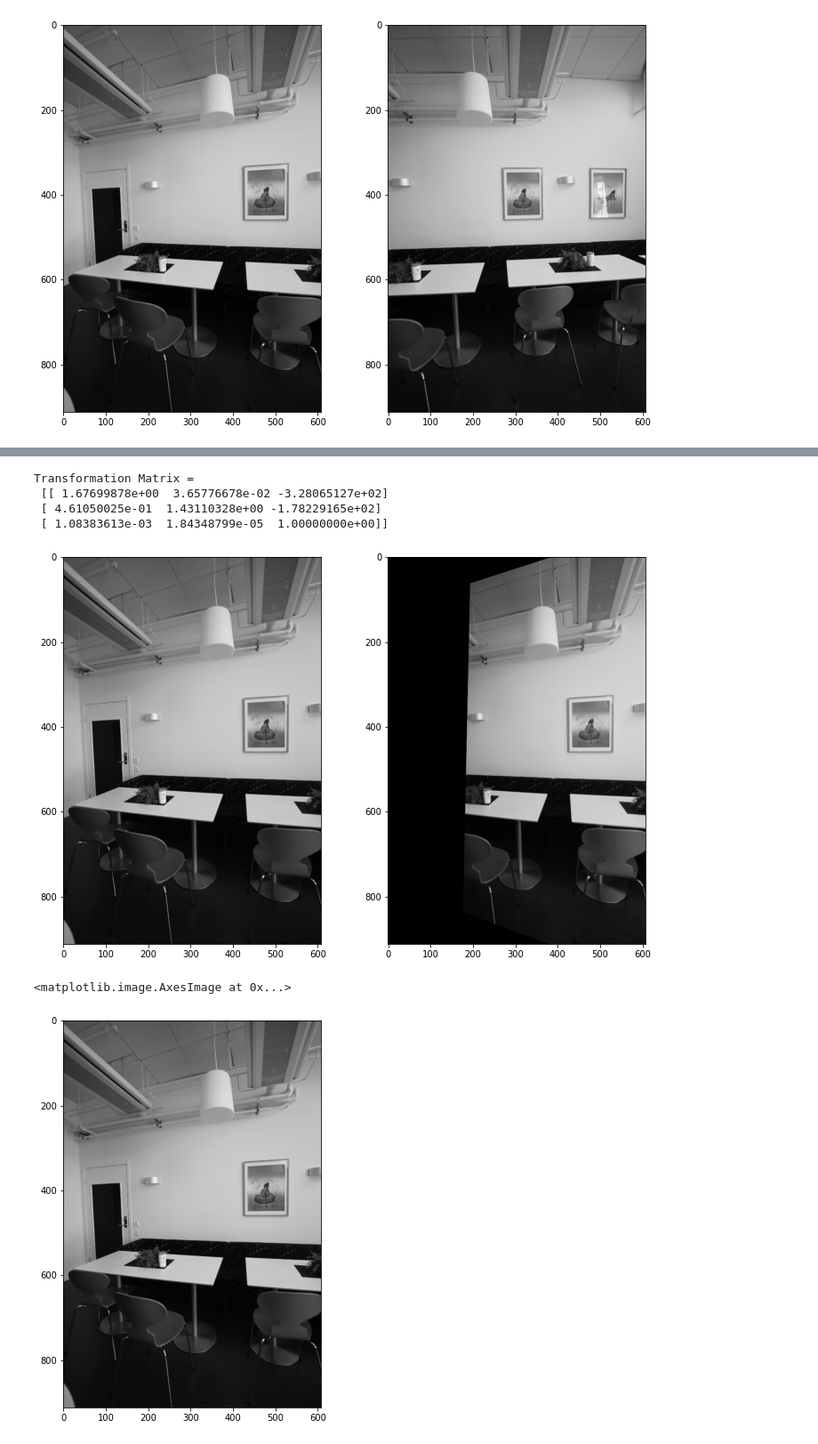
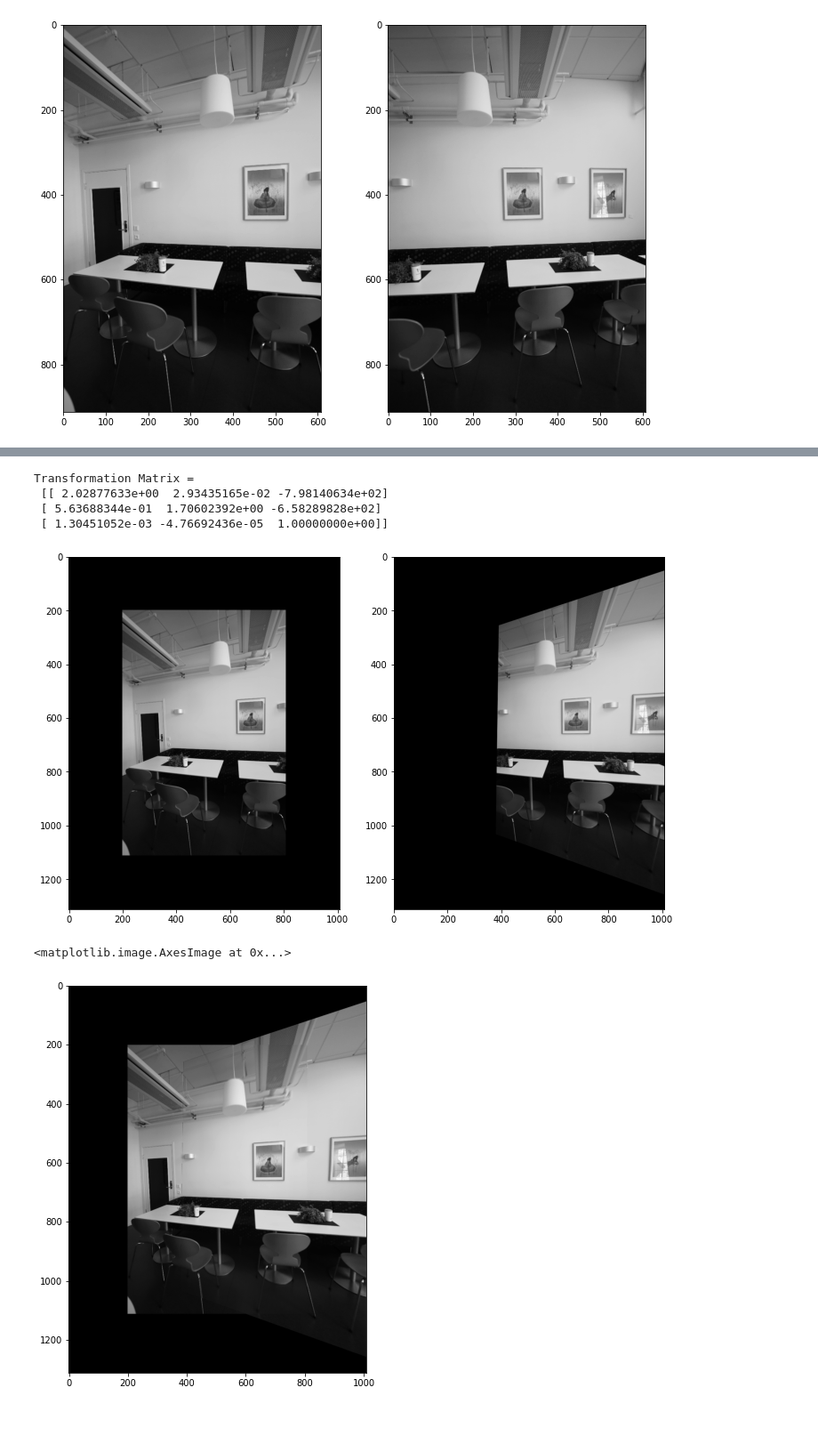
Before and after one commit to omnic-as/Computer-Vision, a Jupyter notebook: Lesson 2/panorama.ipynb, the cells around one changed output, grey strips where cells are left out. Shown at 89% size. Cells and saved outputs as stored; diff of their text form; code cells hidden in the pictures; blank space fills up the shorter version.

```diff
--- a/Lesson 2/panorama.ipynb
+++ b/Lesson 2/panorama.ipynb
@@ -134,7 +134,7 @@ plt.imshow(res3)
 # Apply ratio test
 good_matches = [] # Append filtered matches to this list
 for m, n in matches:
-    if m.distance < 0.4 * n.distance:
+    if m.distance < 0.5 * n.distance:
         good_matches.append(m)
 
 # draw matching results with the given drawMatches function
@@ -172,9 +172,13 @@ Transformation Matrix =
 img1 = cv2.imread("stitch_l.png")
 img2 = cv2.imread("stitch_m.png")
 
-img1_gray = cv2.cvtColor(img1, cv2.COLOR_BGR2GRAY)
-img2_gray = cv2.cvtColor(img2, cv2.COLOR_BGR2GRAY)
+img1 = cv2.cvtColor(img1, cv2.COLOR_BGR2GRAY)
+img2 = cv2.cvtColor(img2, cv2.COLOR_BGR2GRAY)
 
 plot_two_imgs(img1_gray, img2_gray)
 # %% [output]
 [figure]
+# %%
+border = 200
+img1 = cv2.copyMakeBorder(img1, border, border, border, border, cv2.BORDER_CONSTANT)
+plt.imshow(img1)
@@ -238,14 +245,33 @@ else:
 plot_two_imgs(img1, res4)
 # %% [output]
 Transformation Matrix =
- [[ 1.67699878e+00  3.65776678e-02 -3.28065127e+02]
- [ 4.61050025e-01  1.43110328e+00 -1.78229165e+02]
- [ 1.08383613e-03  1.84348799e-05  1.00000000e+00]]
+ [[ 2.02877633e+00  2.93435165e-02 -7.98140634e+02]
+ [ 5.63688344e-01  1.70602392e+00 -6.58289828e+02]
+ [ 1.30451052e-03 -4.76692436e-05  1.00000000e+00]]
-[figure, old version]
+[figure, new version]
+# %%
+# blend two images
+def alpha_blend(img, warped):
+    blended_img = cv2.addWeighted(img, 0.52, warped, 0.52, 3)
+
+    ret1, mask1 = cv2.threshold(img, 0, 255, cv2.THRESH_BINARY)
+    ret2, mask2 = cv2.threshold(warped, 0, 255, cv2.THRESH_BINARY)
+    inters_mask = cv2.bitwise_not(cv2.multiply(mask1, mask2))
+
+    added_img = cv2.add(img, warped)
+    _, union_mask = cv2.threshold(added_img, 0, 255, cv2.THRESH_BINARY)
+
+    sides_mask = cv2.add(cv2.bitwise_not(union_mask), cv2.bitwise_not(inters_mask))
+    sides = cv2.subtract(cv2.add(added_img, sides_mask), sides_mask)
+    middle = cv2.subtract(cv2.add(blended_img, inters_mask), inters_mask)
+
+    blended = cv2.add(middle, sides)
+
+    return blended
 # %%
 # Blend left and center
-stitched_res = cv2.addWeighted(img1, 1, res4, 0, 0.0)
+stitched_res = alpha_blend(img1, res4)
 plt.imshow(stitched_res)
 # %% [output]
 <matplotlib.image.AxesImage at 0x...>
-[figure, old version]
+[figure, new version]
```
Also changed, not shown: parts of 6 cells of this notebook.
